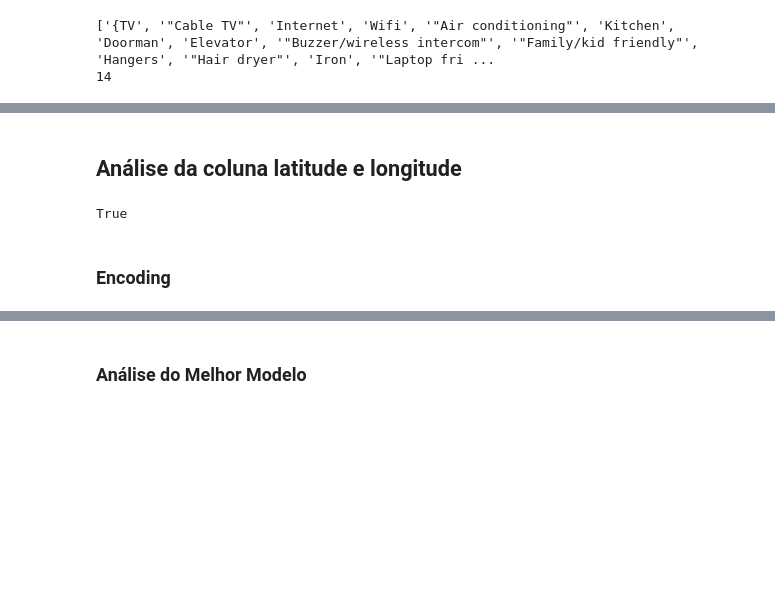
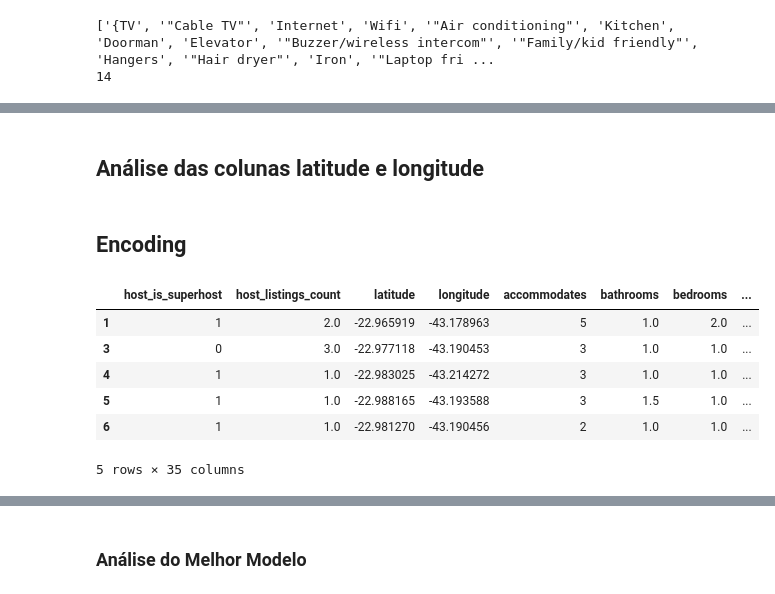
Before and after one commit to tamycprata/Projeto_ML_Airbnb_RJ, a Jupyter notebook: ML_Airbnb_Rio.ipynb, the cells around one changed output, grey strips where cells are left out. Cells and saved outputs as stored; diff of their text form; code cells hidden in the pictures; blank space fills up the shorter version.

```diff
--- a/ML_Airbnb_Rio.ipynb
+++ b/ML_Airbnb_Rio.ipynb
@@ -1159,19 +1096,8 @@ grafico_barra(base_airbnb['n_amenities'])
-# %% [markdown]
-## Análise da coluna latitude e longitude
-# %%
-amostra = base_airbnb.sample(n=50000)
-centro_mapa = {'lat':amostra.latitude.mean(), 'lon':amostra.longitude.mean()}
-mapa = px.density_mapbox(amostra, lat='latitude', lon='longitude',z='price', radius=2.5,
-                            center=centro_mapa, zoom=10,
-                            mapbox_style='stamen-terrain')
-#mapa.show()
-# Salvar como HTML
-mapa.write_html("mapa_densidade2.html")
-
-# Abrir automaticamente no navegador
-webbrowser.open("mapa_densidade2.html")
-# %% [output]
-True
+# %%
+# Retirando a coluna amenities
+base_airbnb = base_airbnb.drop('amenities',axis=1 )
+# %% [markdown]
+## Análise das colunas latitude e longitude
 # %%
 # https://plotly.com/python/mapbox-to-maplibre/
 
@@ -1199,4 +1125,34 @@ mapa = px.density_map(
 
 mapa.show()
 # %% [markdown]
-### Encoding
+## Encoding
+# %%
+# Colunas com valores True ou False, vamos substituir True por 1 e False por 0.
+colunas_tf = ['host_is_superhost', 'instant_bookable', 'is_business_travel_ready']
+
+for coluna in colunas_tf:
+    base_airbnb.loc[base_airbnb[coluna]=='t', coluna] = 1
+    base_airbnb.loc[base_airbnb[coluna]=='f', coluna] = 0
+# %%
+# Colunas de Categoria (valores da coluna são textos) vamos utilizar o método de encoding de variáveis dummies
+colunas_categorias = ['property_type', 'room_type', 'bed_type', 'cancellation_policy']
+# base_airbnb_cod = pd.get_dummies(data=base_airbnb_cod, columns=colunas_categorias)
+# display(base_airbnb_cod.head())
+
+
+# base_airbnb = pd.get_dummies(data=base_airbnb, columns=colunas_categorias)
+
+for coluna in colunas_categorias:
+    base_airbnb = pd.get_dummies(data=base_airbnb, columns=[coluna])
+
+
+
+display(base_airbnb.head())
+# %% [output]
+|  | host_is_superhost | host_listings_count | latitude | longitude | accommodates | bathrooms | bedrooms | ... |
+| 1 | 1 | 2.0 | -22.965919 | -43.178963 | 5 | 1.0 | 2.0 | ... |
+| 3 | 0 | 3.0 | -22.977118 | -43.190453 | 3 | 1.0 | 1.0 | ... |
+| 4 | 1 | 1.0 | -22.983025 | -43.214272 | 3 | 1.0 | 1.0 | ... |
+| 5 | 1 | 1.0 | -22.988165 | -43.193588 | 3 | 1.5 | 1.0 | ... |
+| 6 | 1 | 1.0 | -22.981270 | -43.190456 | 2 | 1.0 | 1.0 | ... |
+5 rows × 35 columns
```
Also changed, not shown: parts of 73 cells of this notebook, 2 other files.
